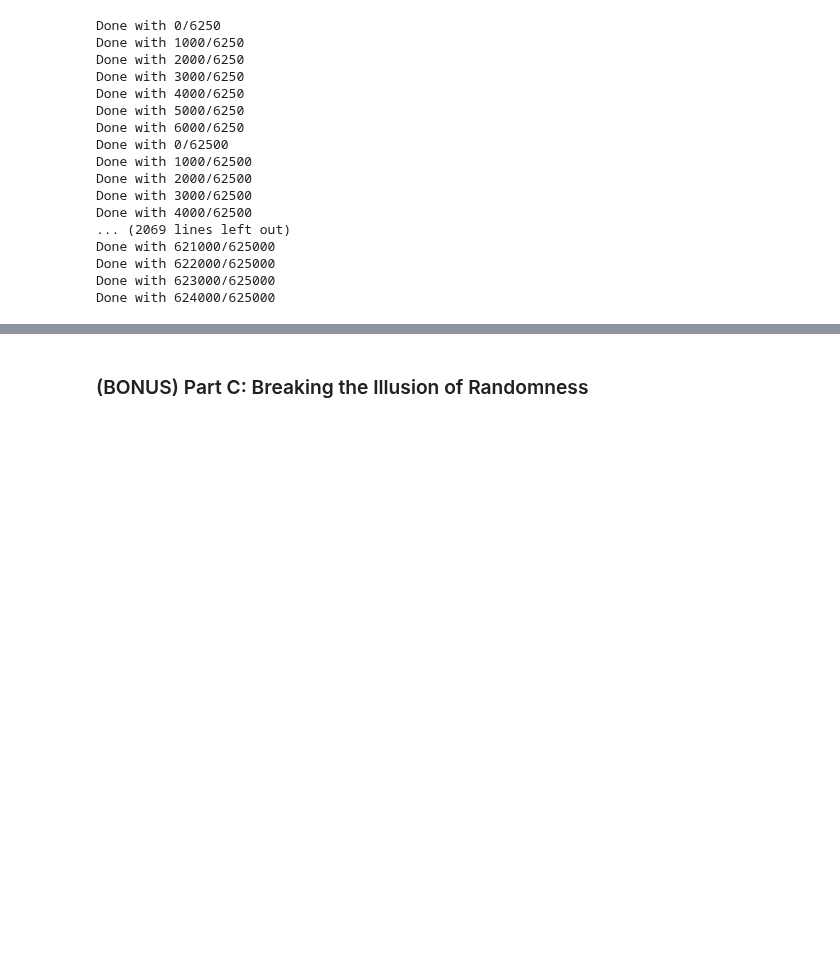
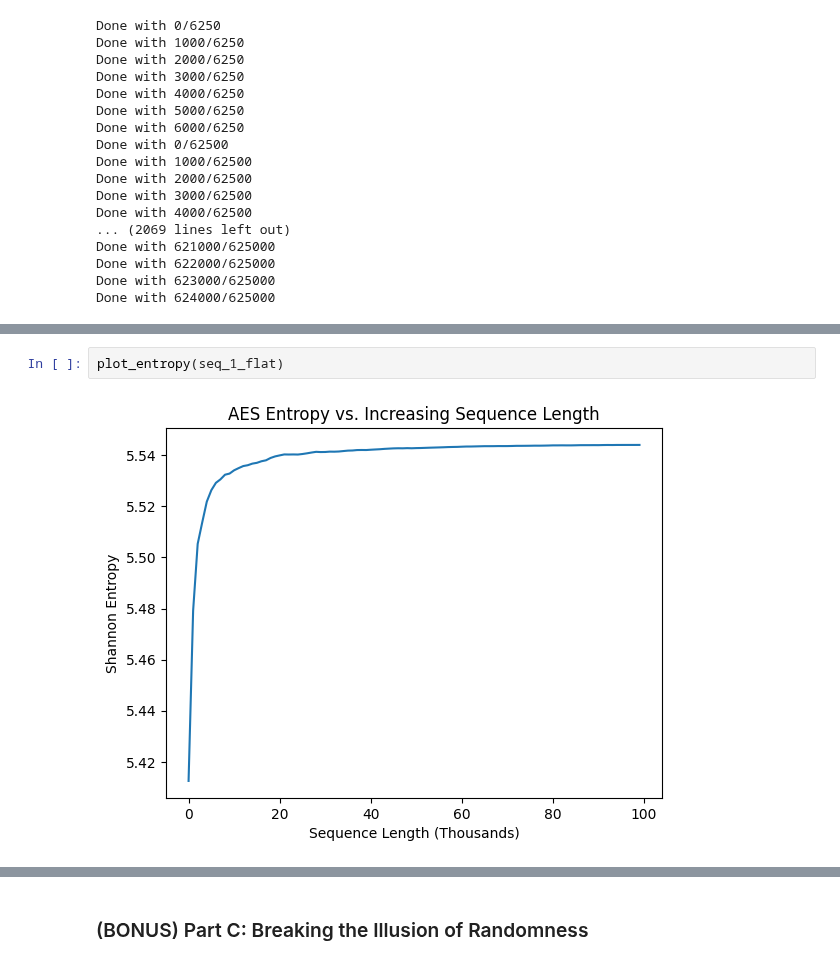
Before and after one commit to Kaya-Kaya/CMU-x-IDQuantique-Challenge, a Jupyter notebook: Task_1.ipynb, the cells around one changed output, grey strips where cells are left out. Saved outputs shown, nothing was run; the diff lists cells and outputs as text; blank space fills up the shorter version.

```diff
--- a/Task_1.ipynb
+++ b/Task_1.ipynb
@@ -728,0 +741,4 @@ def run_statistical_tests(sequence, item_bits=8):
+# %%
+plot_entropy(seq_1_flat)
+# %% [output]
+[figure, added]
```
Also changed, not shown: parts of 53 cells of this notebook.
